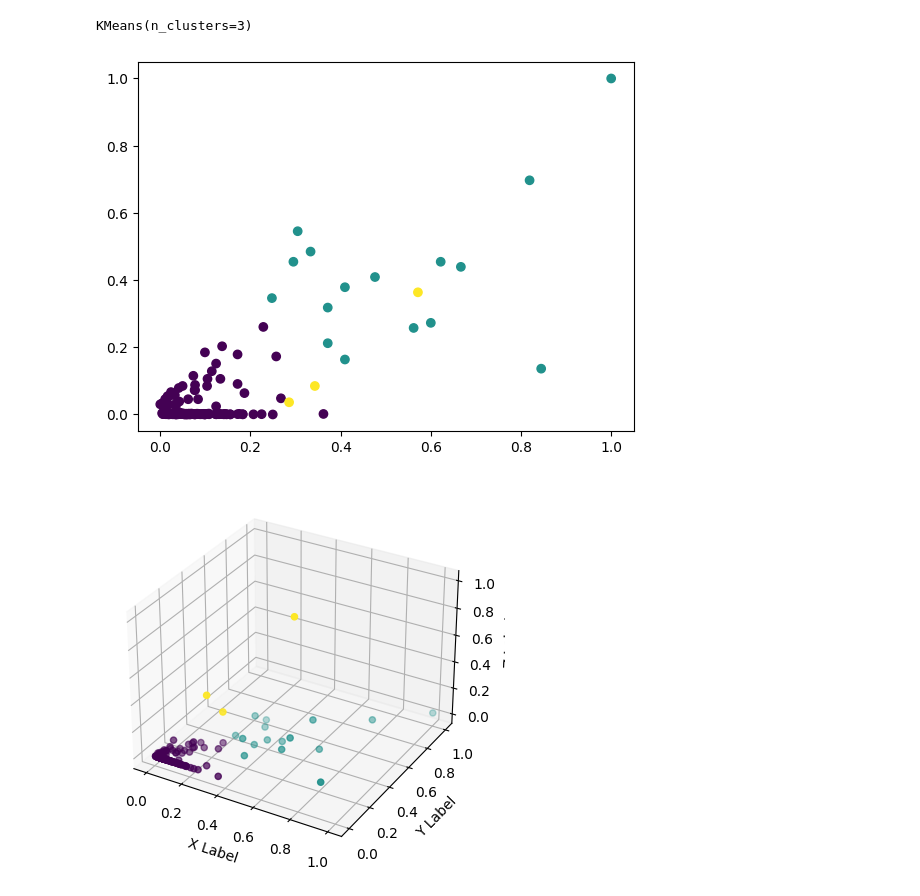
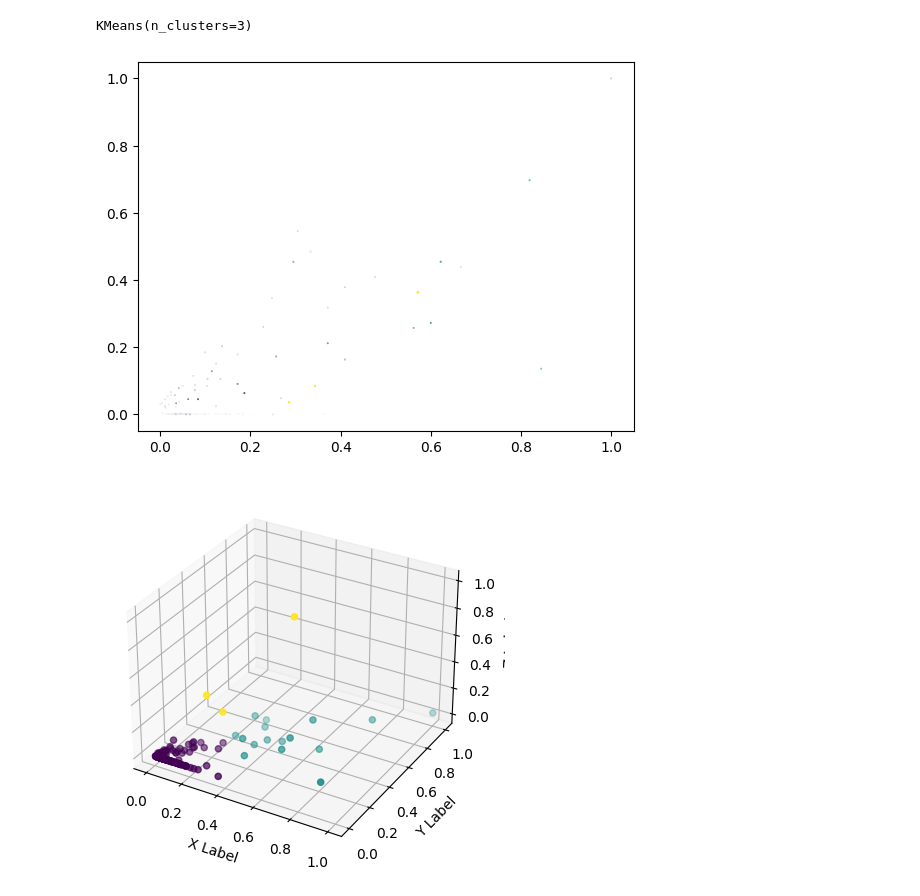
Before and after one commit to LoicBrison/TP-star-cluster, a Jupyter notebook: tp-stars-Loïc.ipynb, the cells around one changed output. Cells and saved outputs as stored; diff of their text form; code cells hidden in the pictures.

```diff
--- a/tp-stars-Loïc.ipynb
+++ b/tp-stars-Loïc.ipynb
@@ -98,10 +98,19 @@ plt.show()
 # %%
 from sklearn.preprocessing import MinMaxScaler
 scaler = MinMaxScaler()
-df['Distance'] = scaler.fit_transform(df[['Distance']])
-df['Mass'] = scaler.fit_transform(df[['Mass']])
-df['Radius'] = scaler.fit_transform(df[['Radius']])
+# df['Distance'] = scaler.fit_transform(df[['Distance']])
+# df['Mass'] = scaler.fit_transform(df[['Mass']])
+# df['Radius'] = scaler.fit_transform(df[['Radius']])
+DF_Distance_Min = df['Distance'].min()
+DF_Distance_Max = df['Distance'].max()
+DF_Mass_Min = df['Mass'].min()
+DF_Mass_Max = df['Mass'].max()
+DF_Radius_Min = df['Radius'].min()
+DF_Radius_Max = df['Radius'].max()
 
+df['Distance'] = df.Distance.apply(lambda x: (x - DF_Distance_Min) / (DF_Distance_Max - DF_Distance_Min))
+df['Mass'] = df.Mass.apply(lambda x: (x - DF_Mass_Min) / (DF_Mass_Max - DF_Mass_Min))
+df['Radius'] = df.Radius.apply(lambda x: (x - DF_Radius_Min) / (DF_Radius_Max - DF_Radius_Min))
 data = df.to_numpy()
 plt.scatter(data[:, 0], data[:, 1], data[:,2])
 # %% [output]
@@ -119,17 +128,17 @@ KMeans(n_clusters=3)
 # %%
 #Step 4: Predict
 y_pred = model.predict(data)
-plt.scatter(data[:, 0], data[:, 1], c=y_pred)
+plt.scatter(data[:, 0], data[:, 1], data[:, 2], c=y_pred)
 
 fig = plt.figure()
 ax = fig.add_subplot(projection='3d')
 ax.scatter(data[:, 0], data[:, 1], data[:, 2], marker='o',c=y_pred)
 
 ax.set_xlabel('X Label')
 ax.set_ylabel('Y Label')
 ax.set_zlabel('Z Label')
 
 plt.show()
 # %% [output]
-[figure, old version]
+[figure, new version]
 [figure]
```
Also changed, not shown: parts of 3 cells of this notebook, 1 other file.
